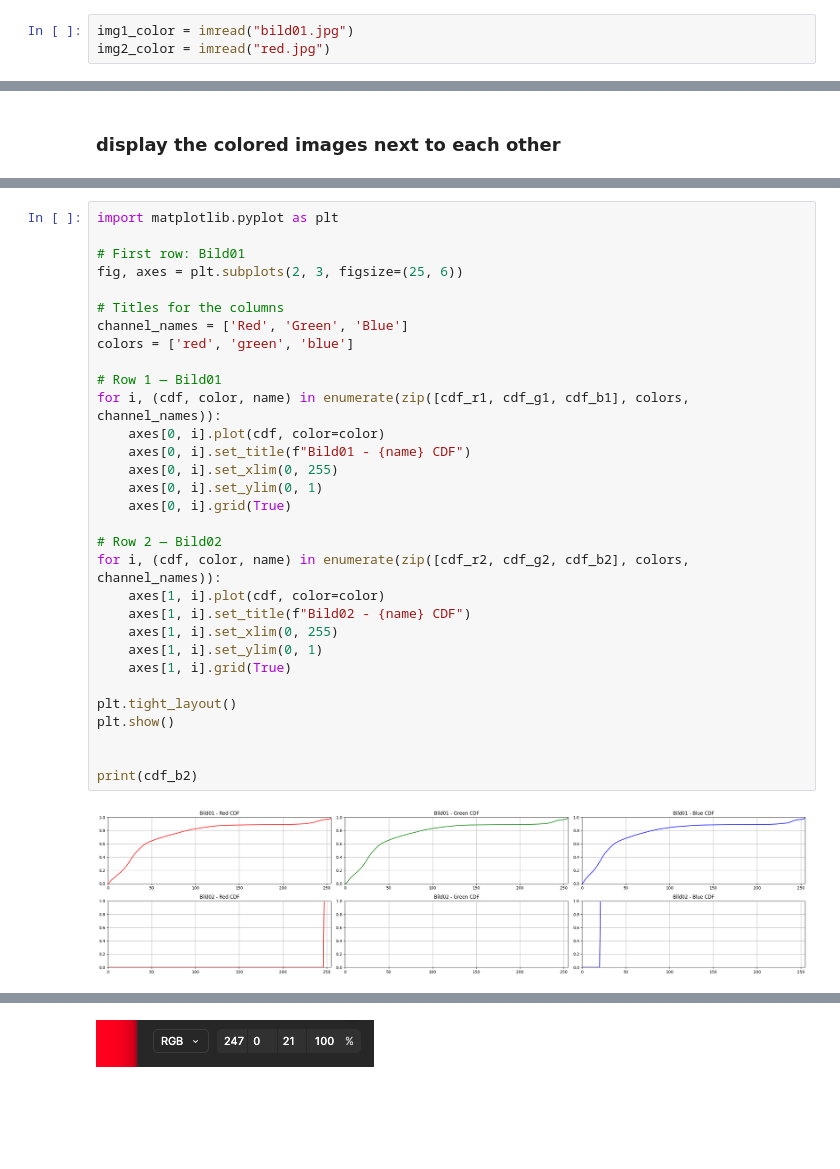
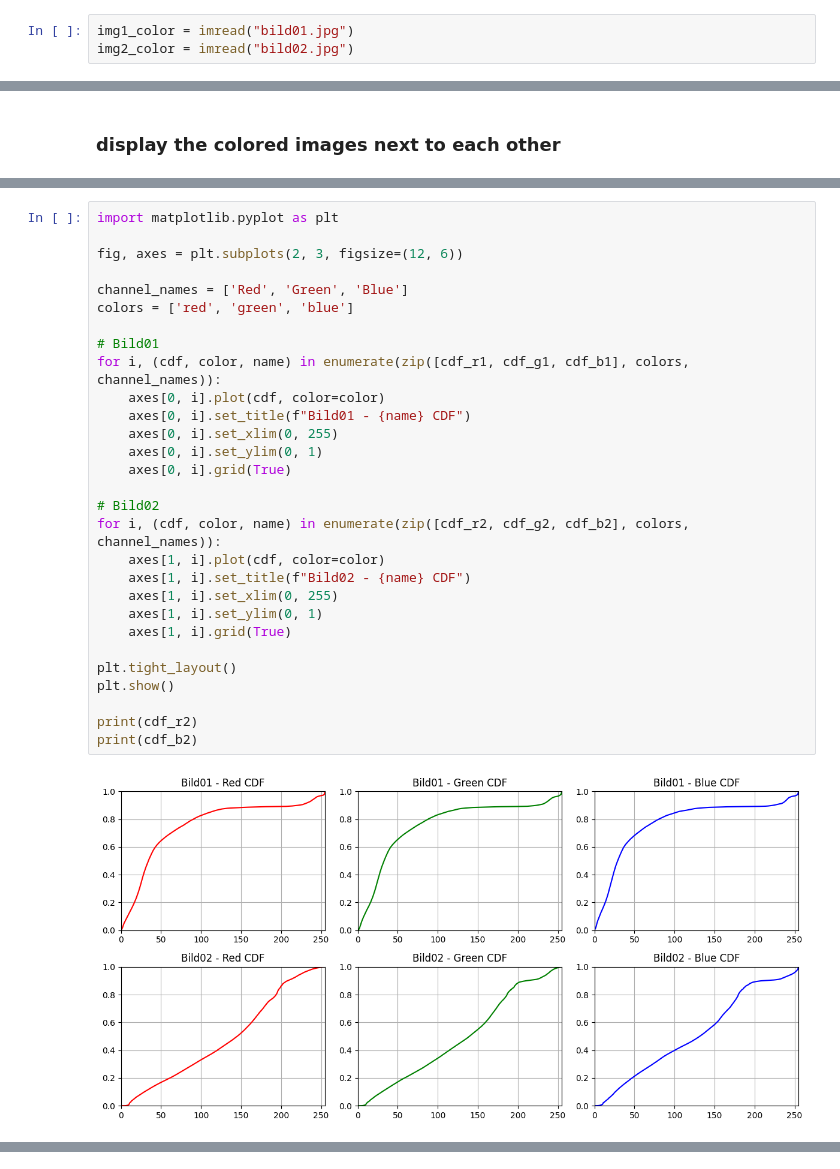
Before and after one commit to AhmedZ41/2DCV-Tasks, a Jupyter notebook: 2.Aufgabe/Aufgabe2.ipynb, the cells around one changed output, grey strips where cells are left out. Drawn from its saved outputs; the diff is of its cells as text; blank space fills up the shorter version.

```diff
--- a/2.Aufgabe/Aufgabe2.ipynb
+++ b/2.Aufgabe/Aufgabe2.ipynb
@@ -232,7 +231,7 @@ Histogram equalization and matching work on percentiles, which only make sense i
 what we need to do is match each RGB channel independently and then recombine them together.
 # %%
 img1_color = imread("bild01.jpg")
-img2_color = imread("red.jpg")
+img2_color = imread("bild02.jpg")
 # %% [markdown]
 #### split the channels and compute the CDFs for each channel
 # %%
@@ -275,33 +274,31 @@ plt.show()
 # %%
 import matplotlib.pyplot as plt
 
-# First row: Bild01
-fig, axes = plt.subplots(2, 3, figsize=(25, 6))
+fig, axes = plt.subplots(2, 3, figsize=(12, 6))
 
-# Titles for the columns
 channel_names = ['Red', 'Green', 'Blue']
 colors = ['red', 'green', 'blue']
 
-# Row 1 — Bild01
+# Bild01
 for i, (cdf, color, name) in enumerate(zip([cdf_r1, cdf_g1, cdf_b1], colors, channel_names)):
     axes[0, i].plot(cdf, color=color)
     axes[0, i].set_title(f"Bild01 - {name} CDF")
     axes[0, i].set_xlim(0, 255)
     axes[0, i].set_ylim(0, 1)
     axes[0, i].grid(True)
 
-# Row 2 — Bild02
+# Bild02
 for i, (cdf, color, name) in enumerate(zip([cdf_r2, cdf_g2, cdf_b2], colors, channel_names)):
     axes[1, i].plot(cdf, color=color)
     axes[1, i].set_title(f"Bild02 - {name} CDF")
     axes[1, i].set_xlim(0, 255)
     axes[1, i].set_ylim(0, 1)
     axes[1, i].grid(True)
 
 plt.tight_layout()
 plt.show()
 
-
+print(cdf_r2)
 print(cdf_b2)
 # %% [output]
-[figure, old version]
+[figure, new version]
@@ -319,2 +321,0 @@ print(cdf_b2)
-# %% [markdown]
-![Screenshot 2025-04-14 at 13.46.24.png](attachment:c287bef3-4b7e-4741-ac22-225f272b3fa8.png)
```
Also changed, not shown: parts of 6 cells of this notebook.
